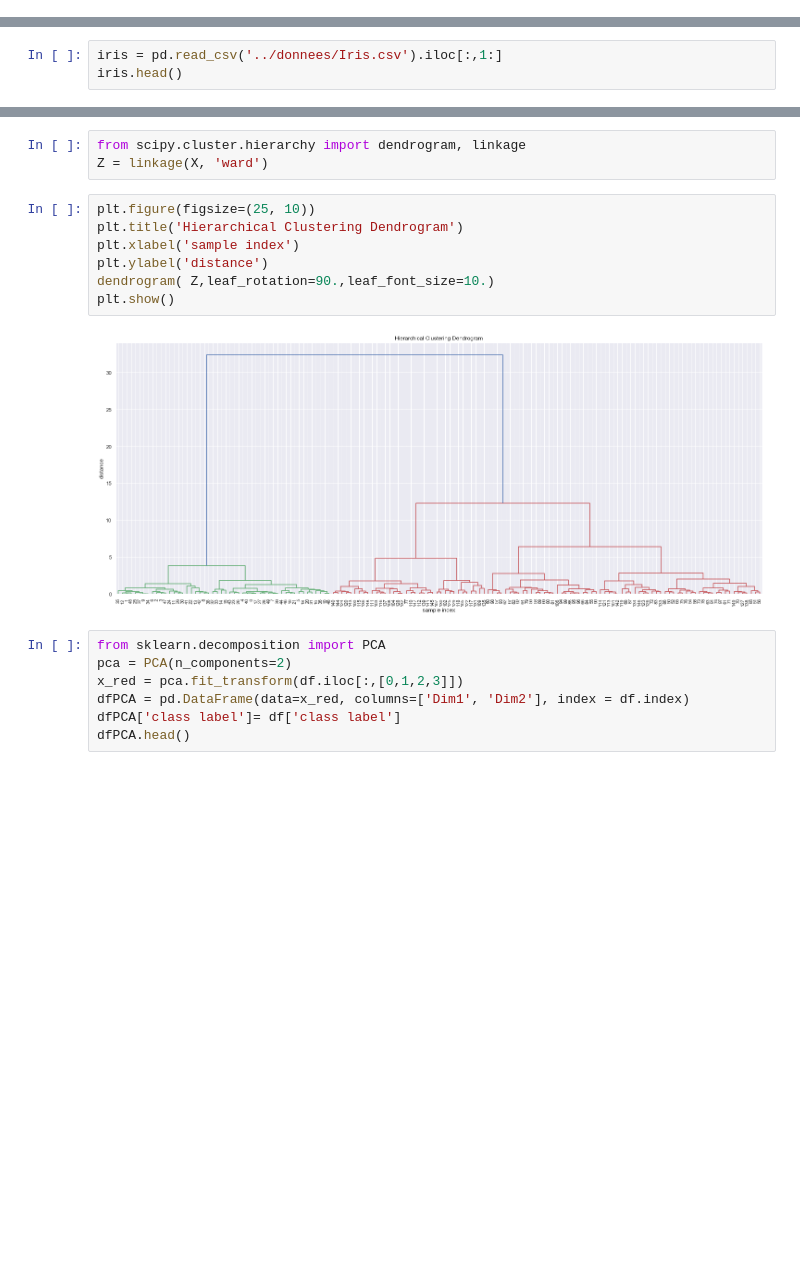
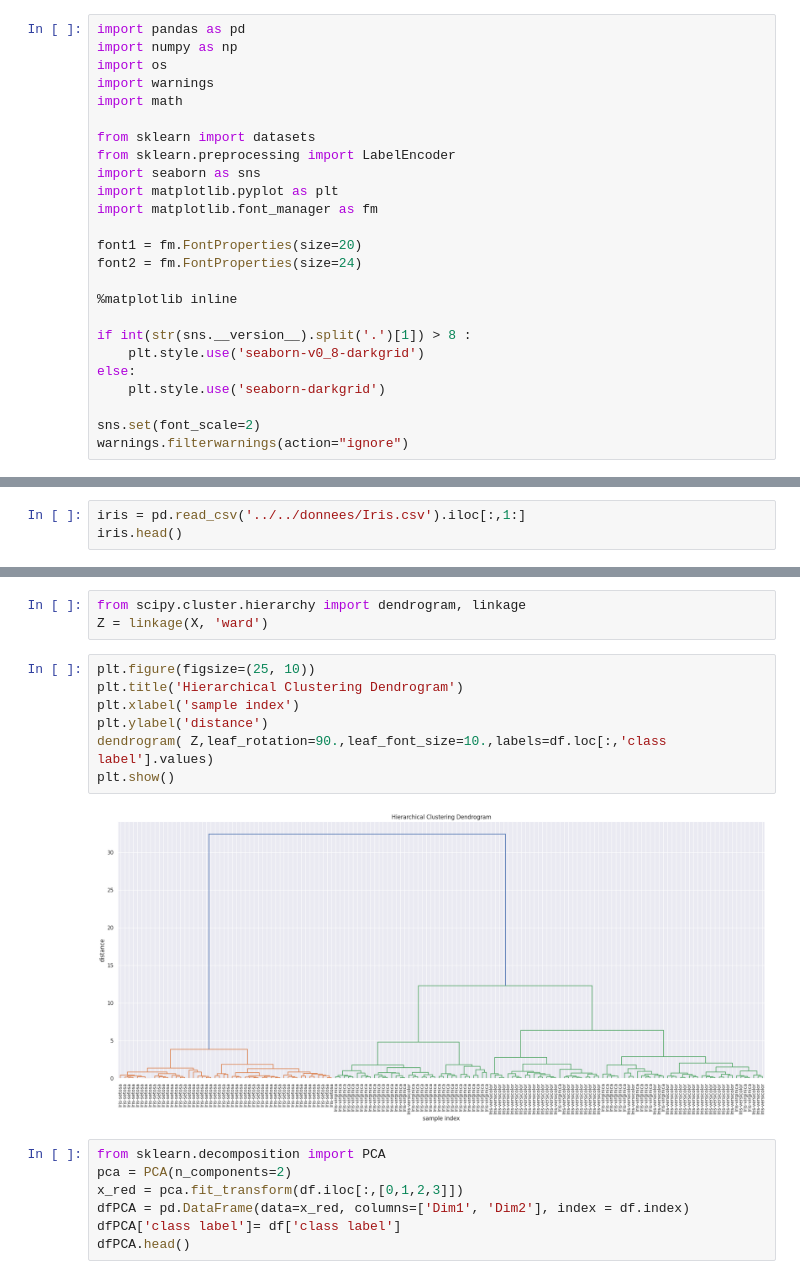
Before and after one commit to rbizoi/PythonFormation, a Jupyter notebook: DataScience/Clustering/Presentation Iris--ACP.ipynb, the cells around one changed output, grey strips where cells are left out. Saved outputs shown, nothing was run; the diff lists cells and outputs as text; blank space fills up the shorter version.

```diff
--- a/DataScience/Clustering/Presentation Iris--ACP.ipynb
+++ b/DataScience/Clustering/Presentation Iris--ACP.ipynb
@@ -16 +4,26 @@ Populating the interactive namespace from numpy and matplotlib
+# %%
+import pandas as pd
+import numpy as np
+import os
+import warnings
+import math
+
+from sklearn import datasets
+from sklearn.preprocessing import LabelEncoder
+import seaborn as sns
+import matplotlib.pyplot as plt
+import matplotlib.font_manager as fm
+
+font1 = fm.FontProperties(size=20)
+font2 = fm.FontProperties(size=24)
+
+%matplotlib inline
+
+if int(str(sns.__version__).split('.')[1]) > 8 :
+    plt.style.use('seaborn-v0_8-darkgrid')
+else:
+    plt.style.use('seaborn-darkgrid')
+
+sns.set(font_scale=2)
+warnings.filterwarnings(action="ignore")
 # %%
@@ -28,7 +38,7 @@ feature_dict = {i:label for i,label in zip(
                   'petal length in cm',
                   'petal width in cm', ))}
 # %%
-iris = pd.read_csv('../donnees/Iris.csv').iloc[:,1:]
+iris = pd.read_csv('../../donnees/Iris.csv').iloc[:,1:]
 iris.head()
 # %% [output]
 |  | SepalLengthCm | SepalWidthCm | PetalLengthCm | PetalWidthCm | Species |
@@ -137,12 +127,12 @@ Z = linkage(X, 'ward')
 # %%
 plt.figure(figsize=(25, 10))
 plt.title('Hierarchical Clustering Dendrogram')
 plt.xlabel('sample index')
 plt.ylabel('distance')
-dendrogram( Z,leaf_rotation=90.,leaf_font_size=10.)
+dendrogram( Z,leaf_rotation=90.,leaf_font_size=10.,labels=df.loc[:,'class label'].values)
 plt.show()
 # %% [output]
-[figure, old version]
+[figure, new version]
 # %%
 from sklearn.decomposition import PCA
 pca = PCA(n_components=2)
```
Also changed, not shown: parts of 8 cells of this notebook.
